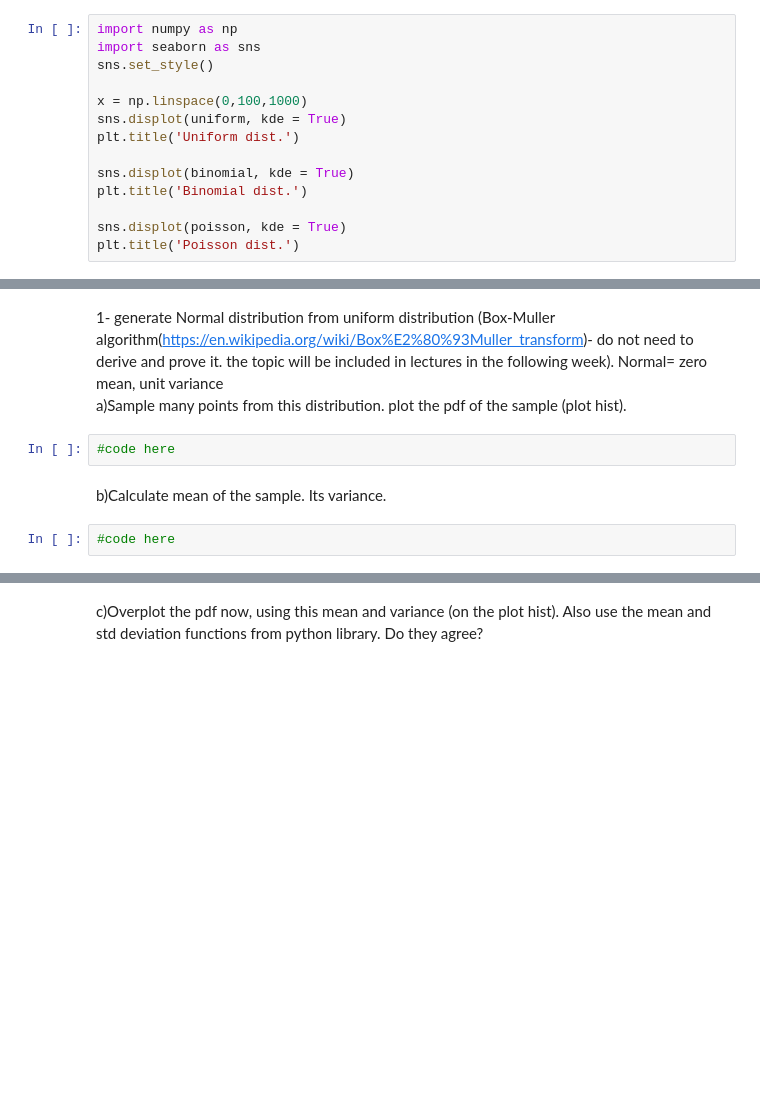
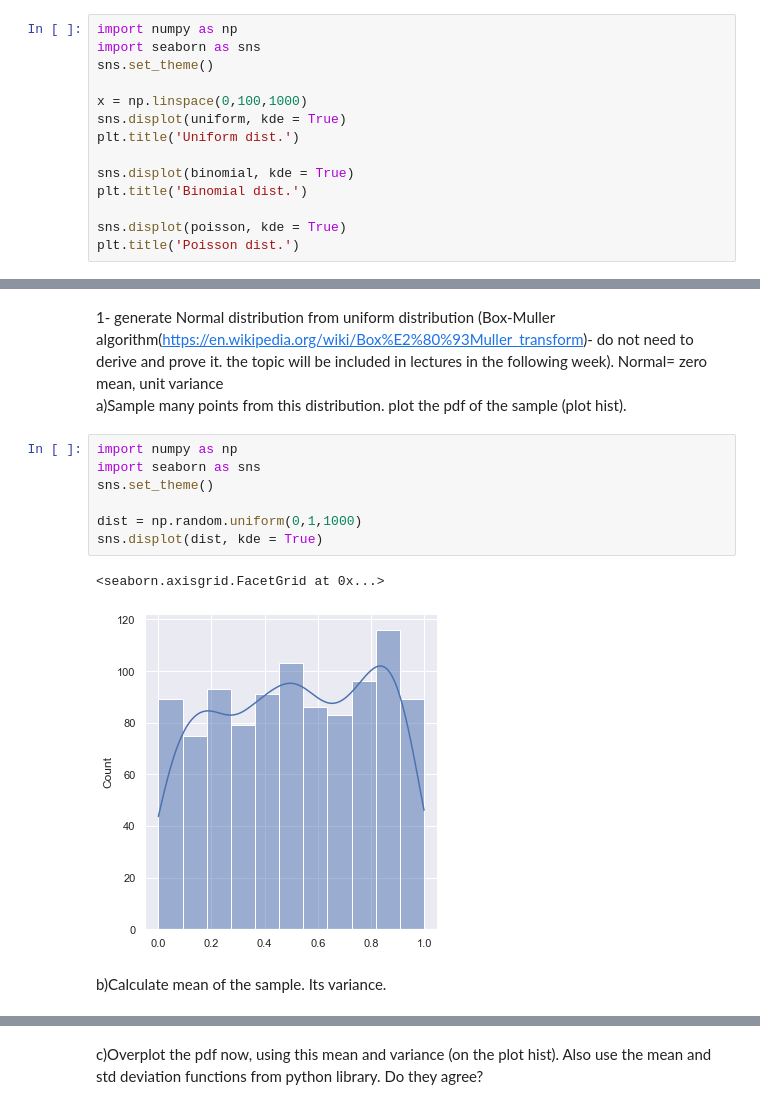
Before and after one commit to SBUDataAnalysis/hw2-NarguessAliz, a Jupyter notebook: Data_Analysis_HW1.ipynb, the cells around one changed output, grey strips where cells are left out. Cells and saved outputs as stored; diff of their text form; blank space fills up the shorter version.

```diff
--- a/Data_Analysis_HW1.ipynb
+++ b/Data_Analysis_HW1.ipynb
@@ -135,7 +135,7 @@ ax3.set_title('Uniform');
 # %%
 import numpy as np
 import seaborn as sns
-sns.set_style()
+sns.set_theme()
 
 x = np.linspace(0,100,1000)
 sns.displot(uniform, kde = True)
@@ -200,9 +200,15 @@ plt.show()
 # %% [markdown]
 1- generate Normal distribution from uniform distribution (Box-Muller algorithm(https://en.wikipedia.org/wiki/Box%E2%80%93Muller_transform)- do not need to derive and prove it. the topic will be included in lectures in the following week). Normal= zero mean, unit variance
 a)Sample many points from this distribution. plot the pdf of the sample (plot hist).
-# %%
-#code here
+# %%
+import numpy as np
+import seaborn as sns
+sns.set_theme()
+
+dist = np.random.uniform(0,1,1000)
+sns.displot(dist, kde = True)
+# %% [output]
+<seaborn.axisgrid.FacetGrid at 0x...>
+[figure, added]
 # %% [markdown]
 b)Calculate mean of the sample. Its variance.
-# %%
-#code here
```
Also changed, not shown: parts of 2 cells of this notebook.
